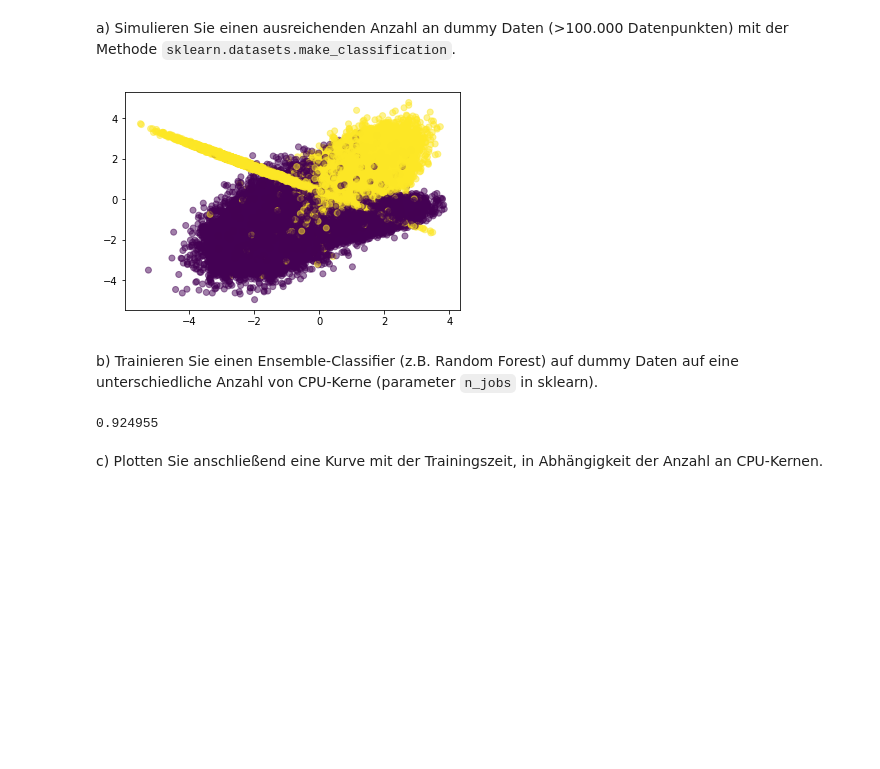
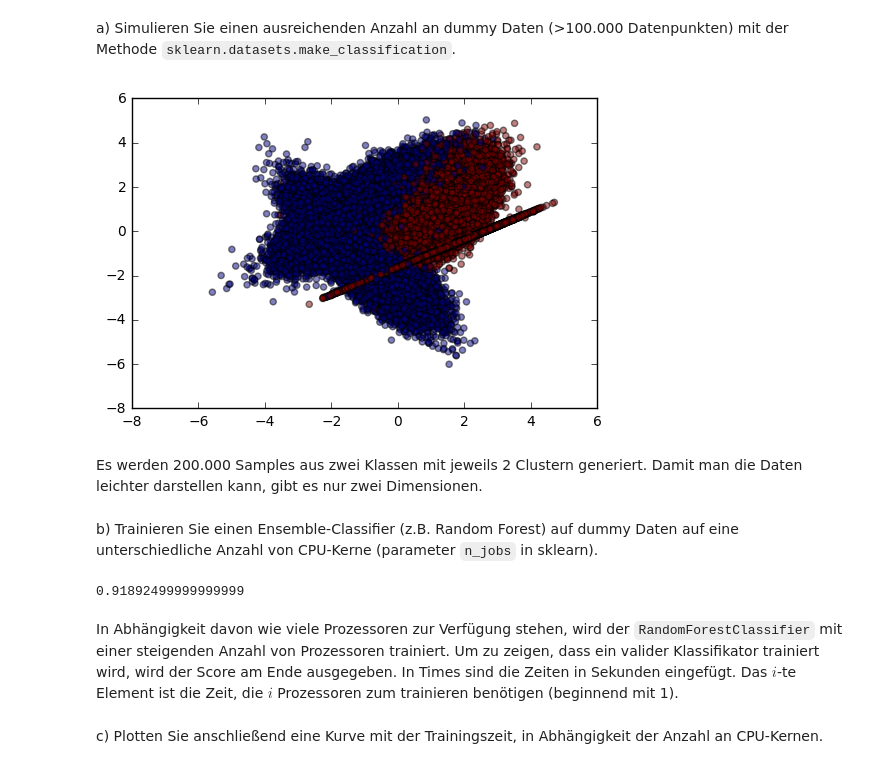
Before and after one commit to tecoKIT/smart-data-analytics, a Jupyter notebook: Uebung2/Exercise2.ipynb, the cells around one changed output. Cells and saved outputs as stored; diff of their text form; code cells hidden in the pictures; blank space fills up the shorter version.

```diff
--- a/Uebung2/Exercise2.ipynb
+++ b/Uebung2/Exercise2.ipynb
@@ -15,16 +18,19 @@ from sklearn.ensemble import RandomForestClassifier
 # %%
-X, y = make_classification(n_samples=200000, n_features=2, n_redundant=0, n_informative=2,
-                             n_clusters_per_class=2, random_state=1337)
+# generate 200.000 samples with 2 dimensions out of 2 classes having 2 clusters each
+X, y = make_classification(n_samples=200000, n_features=2, n_redundant=0, n_clusters_per_class=2, random_state=1)
 
 plt.scatter(X[:,0],X[:,1],c=y, alpha=0.5);
+plt.show()
 # %% [output]
-[figure, old version]
+[figure, new version]
+# %% [markdown]
+Es werden 200.000 Samples aus zwei Klassen mit jeweils 2 Clustern generiert. Damit man die Daten leichter darstellen kann, gibt es nur zwei Dimensionen.
 # %% [markdown]
 b) Trainieren Sie einen Ensemble-Classifier (z.B. Random Forest) auf dummy Daten auf eine unterschiedliche Anzahl von CPU-Kerne (parameter `n_jobs` in sklearn).
 # %%
 times = []
 clf = None
-n_jobs_list = range(1, multiprocessing.cpu_count()+1)
+n_jobs_list = range(1, NUM_OF_CPU_CORES + 1)
 for n_jobs in n_jobs_list:
     t0 = time()
     clf = RandomForestClassifier(n_estimators=100, max_depth=4, random_state=0, n_jobs=n_jobs)
@@ -32,7 +38,9 @@ for n_jobs in n_jobs_list:
     times.append(time() - t0)
 clf.score(X, y)
 # %% [output]
-0.924955
+0.91892499999999999
+# %% [markdown]
+In Abhängigkeit davon wie viele Prozessoren zur Verfügung stehen, wird der `RandomForestClassifier` mit einer steigenden Anzahl von Prozessoren trainiert. Um zu zeigen, dass ein valider Klassifikator trainiert wird, wird der Score am Ende ausgegeben. In Times sind die Zeiten in Sekunden eingefügt. Das $i$-te Element ist die Zeit, die $i$ Prozessoren zum trainieren benötigen (beginnend mit 1).
 # %% [markdown]
 c) Plotten Sie anschließend eine Kurve mit der Trainingszeit, in Abhängigkeit der Anzahl an CPU-Kernen.
 # %%
```
Also changed, not shown: parts of 5 cells of this notebook.
